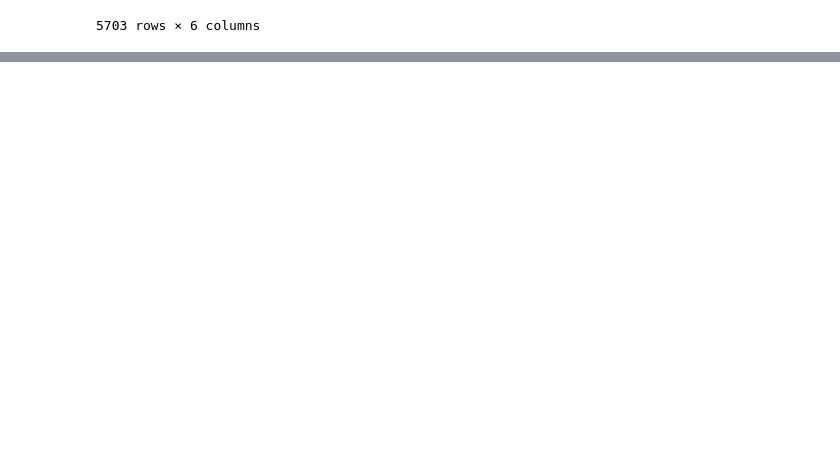
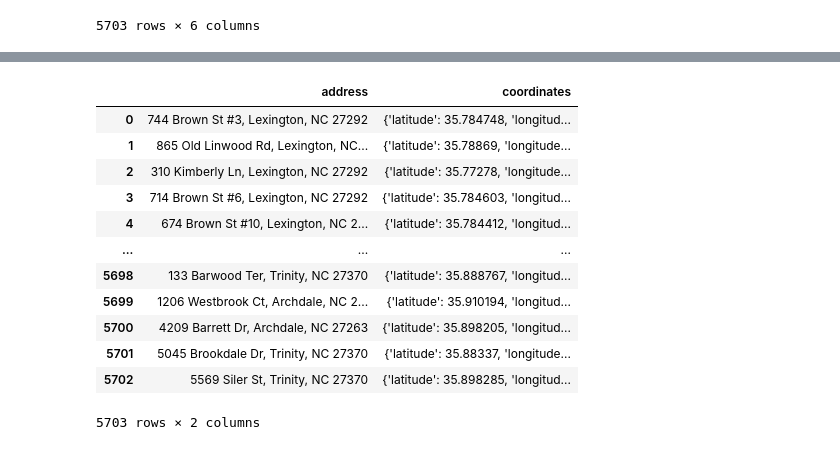
Before and after one commit to mido-99/Scrape-collection, a Jupyter notebook: zillow_homes/Manipulate data.ipynb, the cells around one changed output, grey strips where cells are left out. Drawn from its saved outputs; the diff is of its cells as text; code cells hidden in the pictures; blank space fills up the shorter version.

Commit message:
Add coords column & drop price, beds, baths, area

```diff
--- a/zillow_homes/Manipulate data.ipynb
+++ b/zillow_homes/Manipulate data.ipynb
@@ -0,0 +1,4 @@
+# %%
+r = requests.get('https://www.zillow.com/homedetails/627-Spring-Garden-Cir-High-Point-NC-27260/110574359_zpid/',
+                cookies=cookies, headers=headers1)
+r
@@ -247,9 +264,24 @@ df
 | 5702 | 338578014 | RecentlySold | RecentChange | https://photos.zillowstatic.com/f... | True | /homedetails/5569-Siler-St-Trinit... | SOLD | Sold | ... |
 5703 rows × 55 columns
 # %%
+# Original code
 to_keep = ['address', 'price', 'beds', 'baths', 'area', 'detailUrl']
 df = df[to_keep]
 df
+
+df = df.drop_duplicates()b
+df.shape
+
+df.loc[:, 'price'] = df.loc[:, 'price'].apply(lambda row: re.sub(r'[^\d]', '', row))
+df
+df['price'] = pd.to_numeric(df['price'], errors='coerce')
+df.dtypes
+
+df['link'] = df['detailUrl'].apply(lambda x: f"https://www.zillow.com/{x}")
+df.loc[100, :]
+
+df = df.drop(columns='detailUrl')
+df
 # %% [output]
 |  | address | price | beds | baths | area | detailUrl |
 | 0 | 744 Brown St #3, Lexington, NC 27292 | $239,990 | 3.0 | 3.0 | 1383.0 | /homedetails/744-Brown-St-3-Lexin... |
@@ -264,6 +296,3 @@ df
 | 5701 | 5045 Brookdale Dr, Trinity, NC 27370 | $66,000 | 2.0 | 1.5 | 1120.0 | /homedetails/5045-Brookdale-Dr-Tr... |
 | 5702 | 5569 Siler St, Trinity, NC 27370 | $403,290 | 4.0 | 4.0 | 2449.0 | /homedetails/5569-Siler-St-Trinit... |
 5703 rows × 6 columns
-# %%
-df = df.drop_duplicates()
-df.shape
@@ -363,0 +338,4 @@ df.to_csv('final_homes.csv', index=False)
+# %%
+df['coordinates'] = df['latLong']
+df.drop('latLong', axis=1)
+df
@@ -363,0 +356,18 @@ df.to_csv('final_homes.csv', index=False)
+# %%
+to_keep = ['address', 'coordinates']
+df = df[to_keep]
+df
+# %% [output]
+|  | address | coordinates |
+| 0 | 744 Brown St #3, Lexington, NC 27292 | {'latitude': 35.784748, 'longitud... |
+| 1 | 865 Old Linwood Rd, Lexington, NC... | {'latitude': 35.78869, 'longitude... |
+| 2 | 310 Kimberly Ln, Lexington, NC 27292 | {'latitude': 35.77278, 'longitude... |
+| 3 | 714 Brown St #6, Lexington, NC 27292 | {'latitude': 35.784603, 'longitud... |
+| 4 | 674 Brown St #10, Lexington, NC 2... | {'latitude': 35.784412, 'longitud... |
+| ... | ... | ... |
+| 5698 | 133 Barwood Ter, Trinity, NC 27370 | {'latitude': 35.888767, 'longitud... |
+| 5699 | 1206 Westbrook Ct, Archdale, NC 2... | {'latitude': 35.910194, 'longitud... |
+| 5700 | 4209 Barrett Dr, Archdale, NC 27263 | {'latitude': 35.898205, 'longitud... |
+| 5701 | 5045 Brookdale Dr, Trinity, NC 27370 | {'latitude': 35.88337, 'longitude... |
+| 5702 | 5569 Siler St, Trinity, NC 27370 | {'latitude': 35.898285, 'longitud... |
+5703 rows × 2 columns
```
Also changed, not shown: parts of 16 cells of this notebook, 1 other file.
